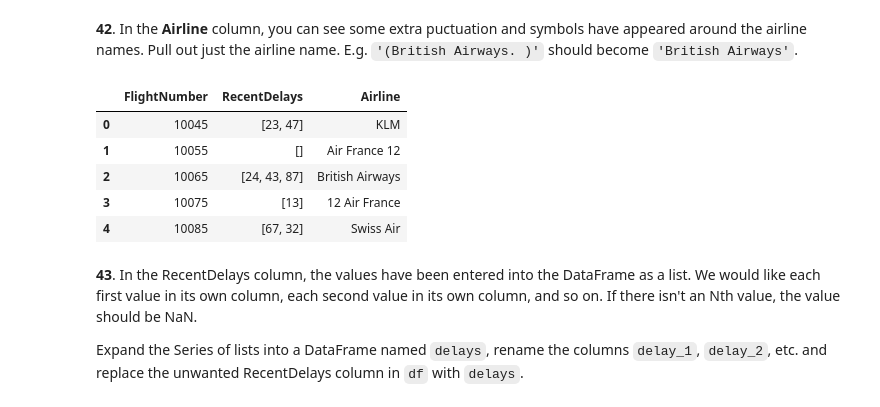
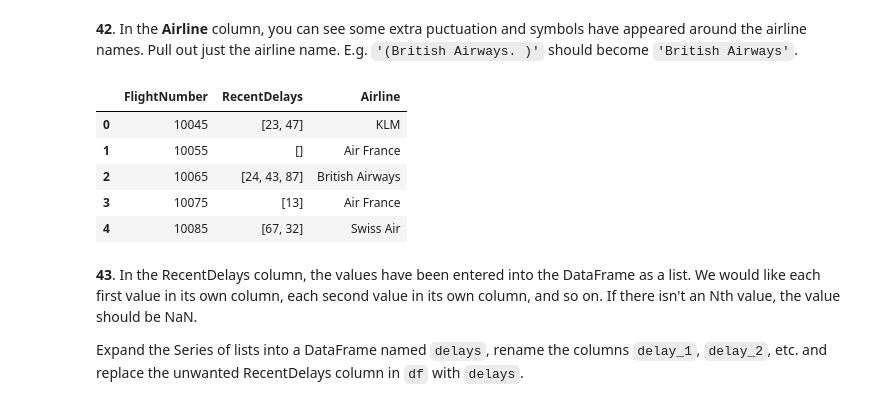
Before and after one commit to Michael-not/60_pandas_puzzles, a Jupyter notebook: 60_pandas_puzzles.ipynb, the cells around one changed output. Cells and saved outputs as stored; diff of their text form; code cells hidden in the pictures.

```diff
--- a/60_pandas_puzzles.ipynb
+++ b/60_pandas_puzzles.ipynb
@@ -804,15 +804,14 @@ df.join(temp)  # Joining the new columns back to the original DataFrame
 # %% [markdown]
 **42**. In the **Airline** column, you can see some extra puctuation and symbols have appeared around the airline names. Pull out just the airline name. E.g. `'(British Airways. )'` should become `'British Airways'`.
 # %%
-# NOT FULLY WORKING
-df["Airline"] = df["Airline"].str.replace(r"[^\w\s]", "", regex=True)  # Removing special characters from 'Airline' column
+df["Airline"] = df["Airline"].str.replace(r"[^A-Za-z\s]", "", regex=True) # Removing special characters from 'Airline' column
 df
 # %% [output]
 |  | FlightNumber | RecentDelays | Airline |
 | 0 | 10045 | [23, 47] | KLM |
-| 1 | 10055 | [] | Air France 12 |
+| 1 | 10055 | [] | Air France |
 | 2 | 10065 | [24, 43, 87] | British Airways |
-| 3 | 10075 | [13] | 12 Air France |
+| 3 | 10075 | [13] | Air France |
 | 4 | 10085 | [67, 32] | Swiss Air |
 # %% [markdown]
 **43**. In the RecentDelays column, the values have been entered into the DataFrame as a list. We would like each first value in its own column, each second value in its own column, and so on. If there isn't an Nth value, the value should be NaN.
```
Also changed, not shown: parts of 7 cells of this notebook.
